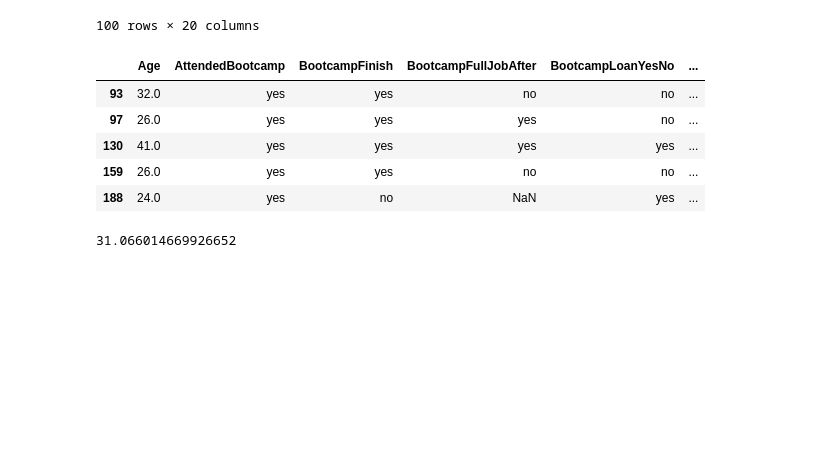
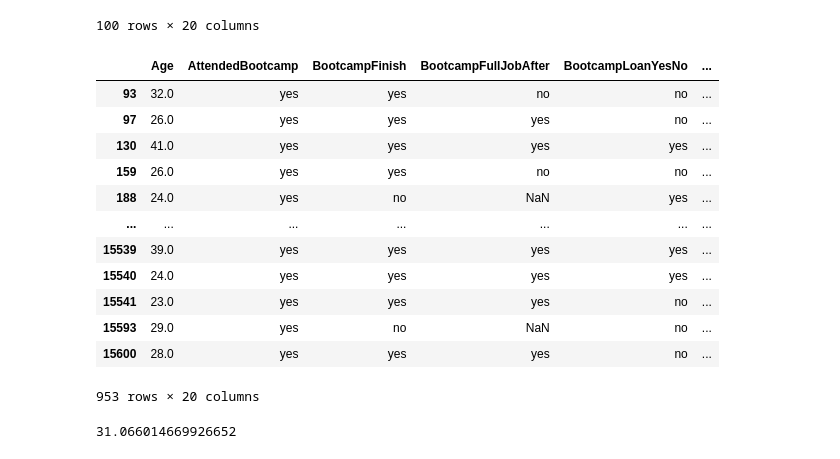
Before and after one commit to citizendez/Pandas_Challenge, a Jupyter notebook: Pandas-Project-Group/Mini-Project-Part-1/project_part_one.ipynb, the cells around one changed output. Drawn from its saved outputs; the diff is of its cells as text; code cells hidden in the pictures; blank space fills up the shorter version.

```diff
--- a/Pandas-Project-Group/Mini-Project-Part-1/project_part_one.ipynb
+++ b/Pandas-Project-Group/Mini-Project-Part-1/project_part_one.ipynb
@@ -63,14 +63,21 @@ len_respondents = len(new_df )
 # %%
 # Extract rows corresponding only to people who attended a bootcamp
 df_attended = new_df.loc[new_df['AttendedBootcamp']=='yes']
-df_attended.head()
+df_attended
 # %% [output]
 |  | Age | AttendedBootcamp | BootcampFinish | BootcampFullJobAfter | BootcampLoanYesNo | ... |
 | 93 | 32.0 | yes | yes | no | no | ... |
 | 97 | 26.0 | yes | yes | yes | no | ... |
 | 130 | 41.0 | yes | yes | yes | yes | ... |
 | 159 | 26.0 | yes | yes | no | no | ... |
 | 188 | 24.0 | yes | no | NaN | yes | ... |
+| ... | ... | ... | ... | ... | ... | ... |
+| 15539 | 39.0 | yes | yes | yes | yes | ... |
+| 15540 | 24.0 | yes | yes | yes | yes | ... |
+| 15541 | 23.0 | yes | yes | yes | no | ... |
+| 15593 | 29.0 | yes | no | NaN | no | ... |
+| 15600 | 28.0 | yes | yes | yes | no | ... |
+953 rows × 20 columns
 # %%
 # 1 Calculate average age of attendees
 avg = df_attended['Age'].astype(float).mean()
```
Also changed, not shown: parts of 12 cells of this notebook.
